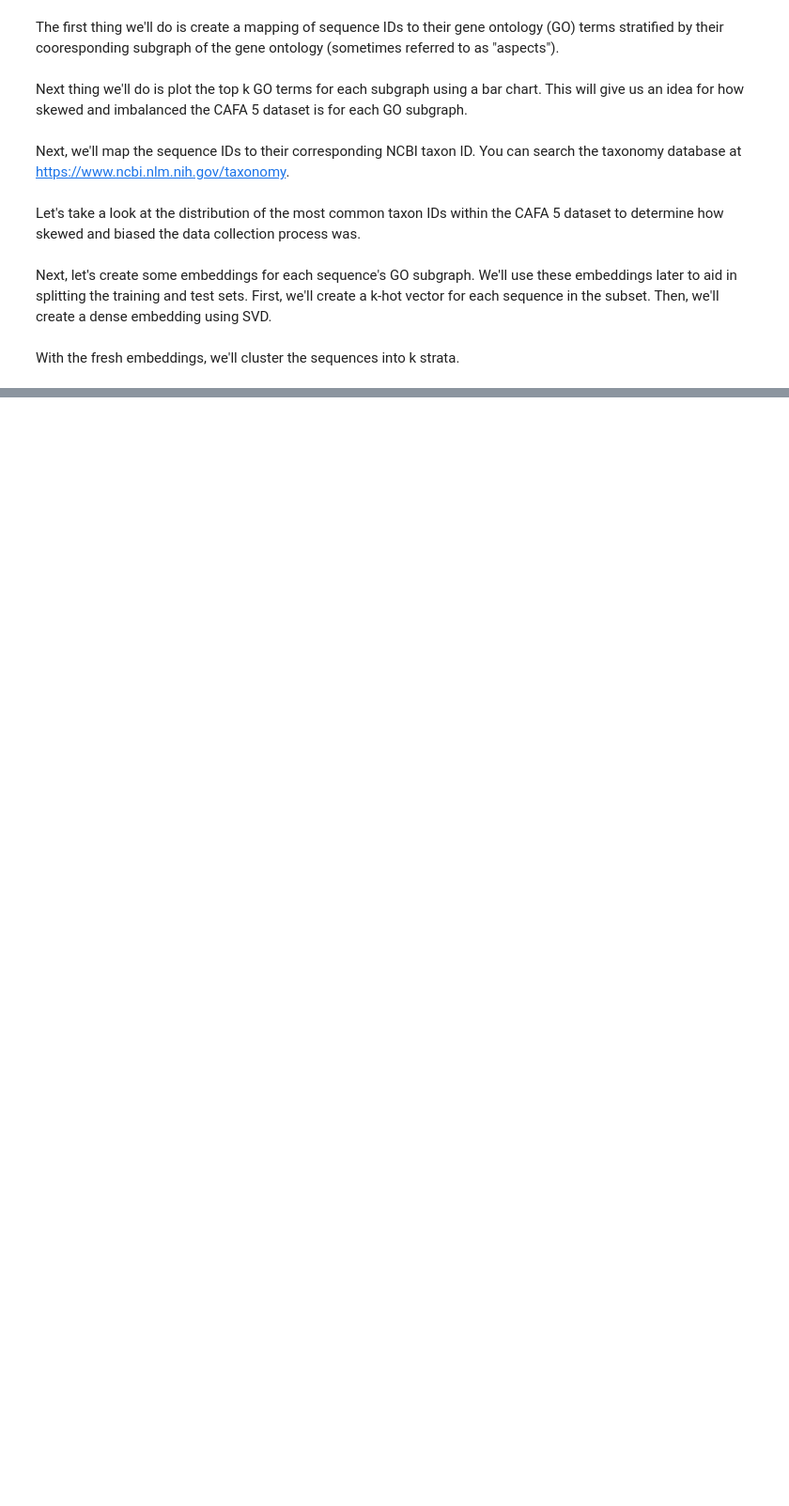
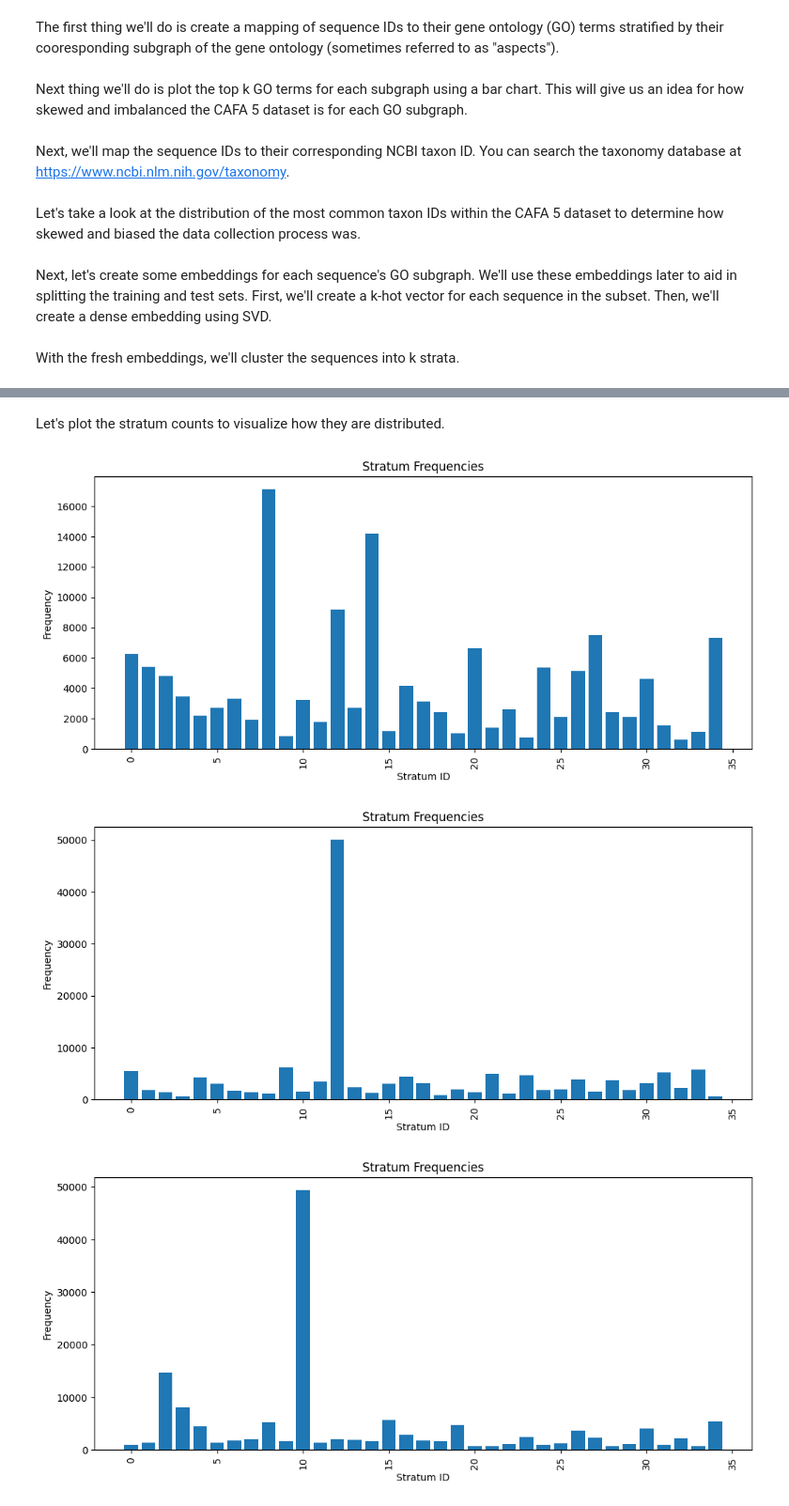
Before and after one commit to andrewdalpino/CAFA5, a Jupyter notebook: prepare_dataset.ipynb, the cells around one changed output, grey strips where cells are left out. Shown at 94% size. Drawn from its saved outputs; the diff is of its cells as text; code cells hidden in the pictures; blank space fills up the shorter version.

```diff
--- a/prepare_dataset.ipynb
+++ b/prepare_dataset.ipynb
@@ -176,20 +176,25 @@ With the fresh embeddings, we'll cluster the sequences into k strata.
 # %%
 from sklearn.cluster import MiniBatchKMeans
 
-num_strata = 50
+max_num_strata = 35
 
 mf_sequence_id_to_stratum = {}
 bp_sequence_id_to_stratum = {}
 cc_sequence_id_to_stratum = {}
 all_sequence_id_to_stratum = {}
 
-kmeans = MiniBatchKMeans(n_clusters=num_strata, batch_size=256)
+bp_stratum_counter = Counter()
+cc_stratum_counter = Counter()
+mf_stratum_counter = Counter()
+all_stratum_counter = Counter()
 
-for label_embeddings, sequence_id_to_stratum in [
-    (mf_label_embeddings, mf_sequence_id_to_stratum),
-    (cc_label_embeddings, bp_sequence_id_to_stratum),
-    (bp_label_embeddings, cc_sequence_id_to_stratum),
-    (all_label_embeddings, all_sequence_id_to_stratum),
+kmeans = MiniBatchKMeans(n_clusters=max_num_strata, batch_size=256, random_state=42)
+
+for label_embeddings, sequence_id_to_stratum, stratum_counter in [
+    (mf_label_embeddings, mf_sequence_id_to_stratum, mf_stratum_counter),
+    (cc_label_embeddings, bp_sequence_id_to_stratum, cc_stratum_counter),
+    (bp_label_embeddings, cc_sequence_id_to_stratum, bp_stratum_counter),
+    (all_label_embeddings, all_sequence_id_to_stratum, all_stratum_counter),
 ]:
     x = np.stack(list(label_embeddings.values()))
 
@@ -200,11 +205,14 @@ for label_embeddings, sequence_id_to_stratum in [
     for sequence_id, stratum_id in zip(label_embeddings.keys(), strata_ids):
         sequence_id_to_stratum[sequence_id] = stratum_id
 
+        stratum_counter[stratum_id] += 1
+
     first_5 = dict(islice(sequence_id_to_stratum.items(), 5))
 
     for sequence_id, stratum_id in first_5.items():
         print(f"{sequence_id} => {stratum_id}")
 
     print(f"K-means steps: {kmeans.n_iter_}")
+    print(f"Inertia Loss: {kmeans.inertia_}")
     print(f"Number of clusters: {kmeans.n_clusters}")
     print(f"Number of unique clusters: {len(set(strata_ids))}")
@@ -210,0 +237,23 @@ for label_embeddings, sequence_id_to_stratum in [
+# %% [markdown]
+Let's plot the stratum counts to visualize how they are distributed.
+# %%
+for name, counter in [
+    ("All", all_stratum_counter),
+    ("Biological Process", bp_stratum_counter),
+    ("Cellular Component", cc_stratum_counter),
+    ("Molecular Function", mf_stratum_counter),
+]:
+    plt.figure(figsize=(12, 5))
+
+    plt.bar(counter.keys(), counter.values())
+
+    plt.title(f"Stratum Frequencies")
+    plt.xticks(rotation=90)
+    plt.xlabel("Stratum ID")
+    plt.ylabel("Frequency")
+
+    plt.show()
+# %% [output]
+[figure, added]
+[figure, added]
+[figure, added]
```
Also changed, not shown: parts of 6 cells of this notebook.
